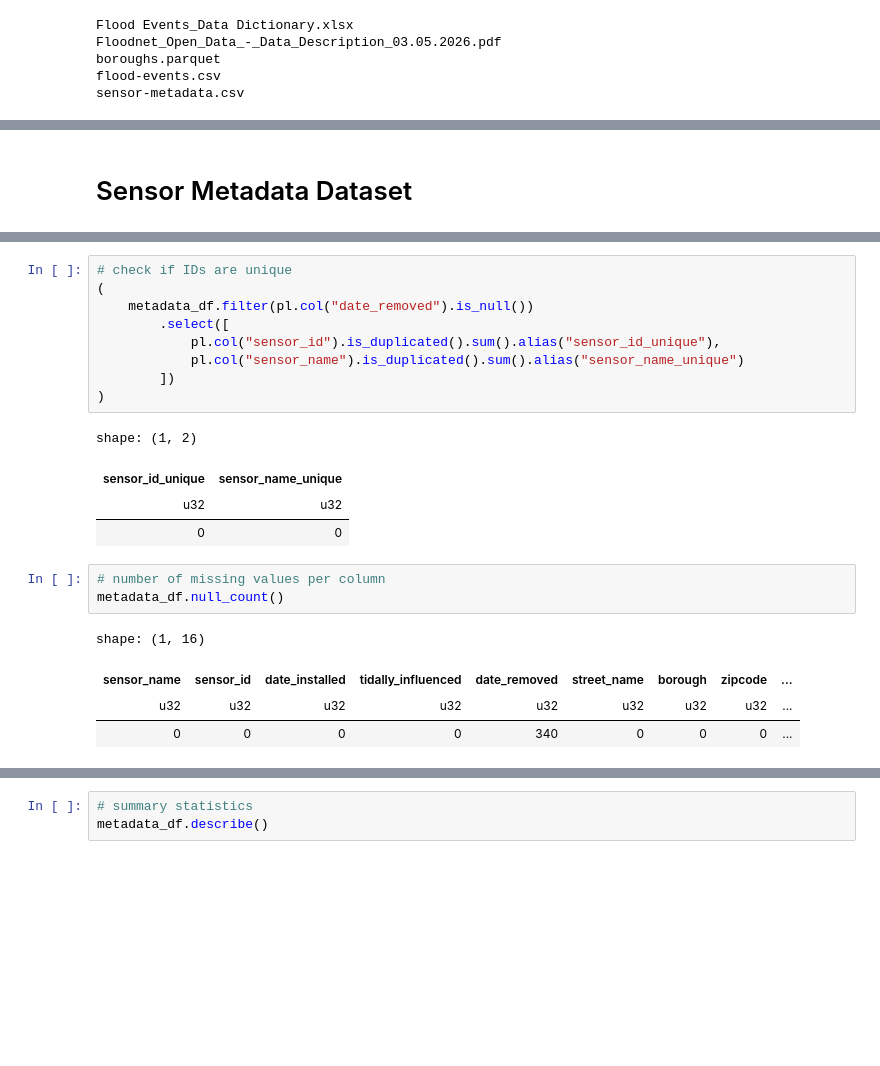
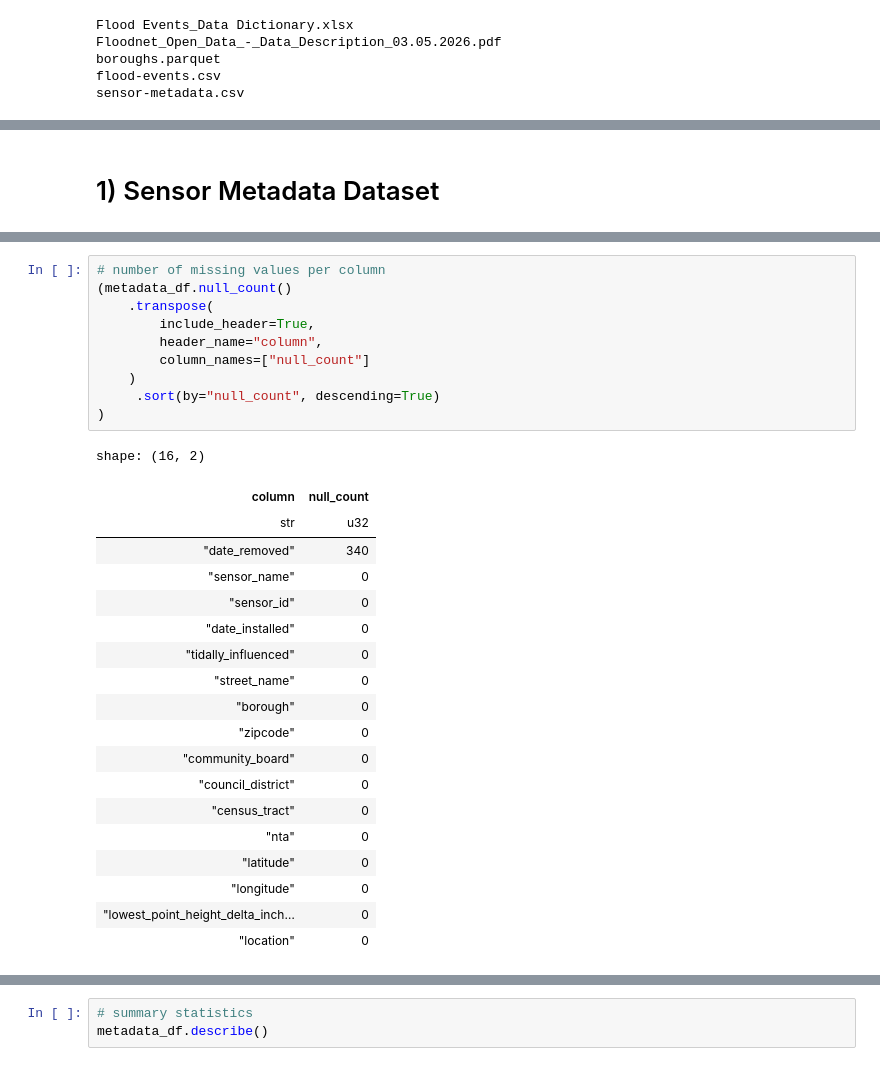
Before and after one commit to mebauer/floodnet-nyc-tutorial, a Jupyter notebook: 01-load-inspect.ipynb, the cells around one changed output, grey strips where cells are left out. Saved outputs shown, nothing was run; the diff lists cells and outputs as text; blank space fills up the shorter version.

```diff
--- a/01-load-inspect.ipynb
+++ b/01-load-inspect.ipynb
@@ -89,7 +91,7 @@ Flood Events:
 Number of rows: 1,887
 Number of columns: 13
 # %% [markdown]
-# Sensor Metadata Dataset
+# 1) Sensor Metadata Dataset
 # %%
 # preview dataframe
 metadata_df.head()
@@ -102,27 +104,35 @@ shape: (5, 16)
 | "BK - Lott Ave/Thatford Ave" | "BK-lott-ave-thatford-ave-2tzql… | 2026-03-06 00:00:00 | "No" | null | "Lott Avenue" | "Brooklyn" | 11212 | ... |
 | "BK - Linden Blvd/Vermont St" | "BK-vermont-st-linden-blvd-2tzq… | 2026-03-06 00:00:00 | "No" | null | "Linden Boulevard" | "Brooklyn" | 11207 | ... |
 | "BK - Halsey St/Saratoga Ave" | "BK-halsey-st-saratoga-ave-2tzm… | 2026-03-06 00:00:00 | "No" | null | "Halsey Street" | "Brooklyn" | 11233 | ... |
-# %%
-# check if IDs are unique
-(
-    metadata_df.filter(pl.col("date_removed").is_null())
-        .select([
-            pl.col("sensor_id").is_duplicated().sum().alias("sensor_id_unique"),
-            pl.col("sensor_name").is_duplicated().sum().alias("sensor_name_unique")
-        ])
-)
-# %% [output]
-shape: (1, 2)
-| sensor_id_unique | sensor_name_unique |
-| u32 | u32 |
-| 0 | 0 |
 # %%
 # number of missing values per column
-metadata_df.null_count()
+(metadata_df.null_count()
+    .transpose(
+        include_header=True,
+        header_name="column",
+        column_names=["null_count"]
+    )
+     .sort(by="null_count", descending=True)
+)
 # %% [output]
-shape: (1, 16)
+shape: (16, 2)
-| sensor_name | sensor_id | date_installed | tidally_influenced | date_removed | street_name | borough | zipcode | ... |
-| u32 | u32 | u32 | u32 | u32 | u32 | u32 | u32 | ... |
-| 0 | 0 | 0 | 0 | 340 | 0 | 0 | 0 | ... |
+| column | null_count |
+| str | u32 |
+| "date_removed" | 340 |
+| "sensor_name" | 0 |
+| "sensor_id" | 0 |
+| "date_installed" | 0 |
+| "tidally_influenced" | 0 |
+| "street_name" | 0 |
+| "borough" | 0 |
+| "zipcode" | 0 |
+| "community_board" | 0 |
+| "council_district" | 0 |
+| "census_tract" | 0 |
+| "nta" | 0 |
+| "latitude" | 0 |
+| "longitude" | 0 |
+| "lowest_point_height_delta_inch… | 0 |
+| "location" | 0 |
 # %%
 # dense preview of dataframe
```
Also changed, not shown: parts of 55 cells of this notebook.
